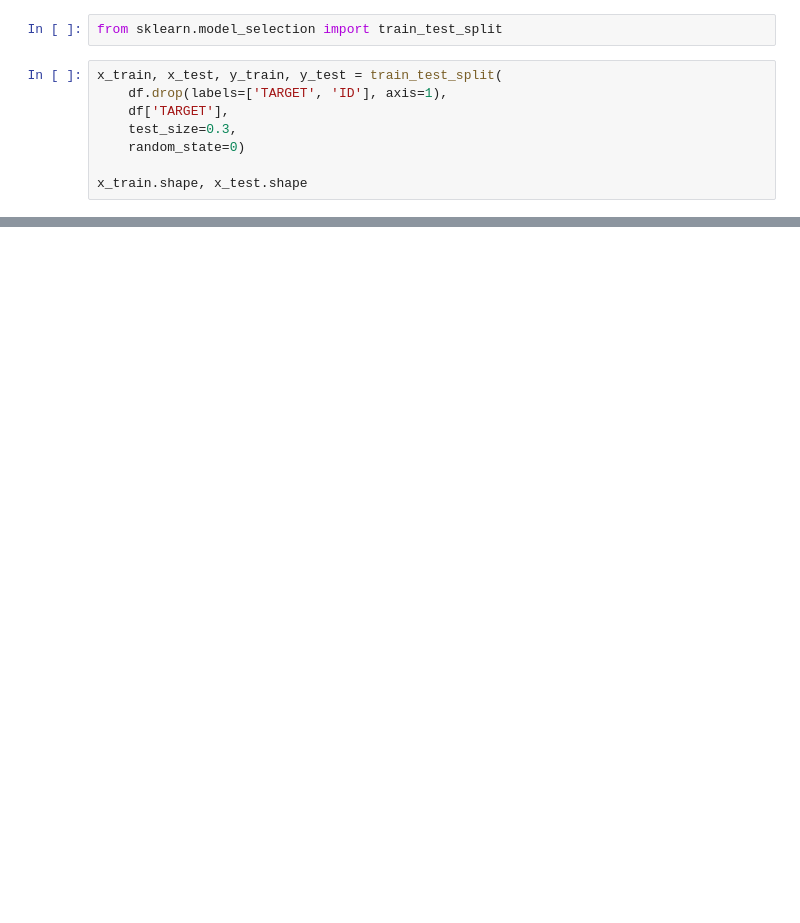
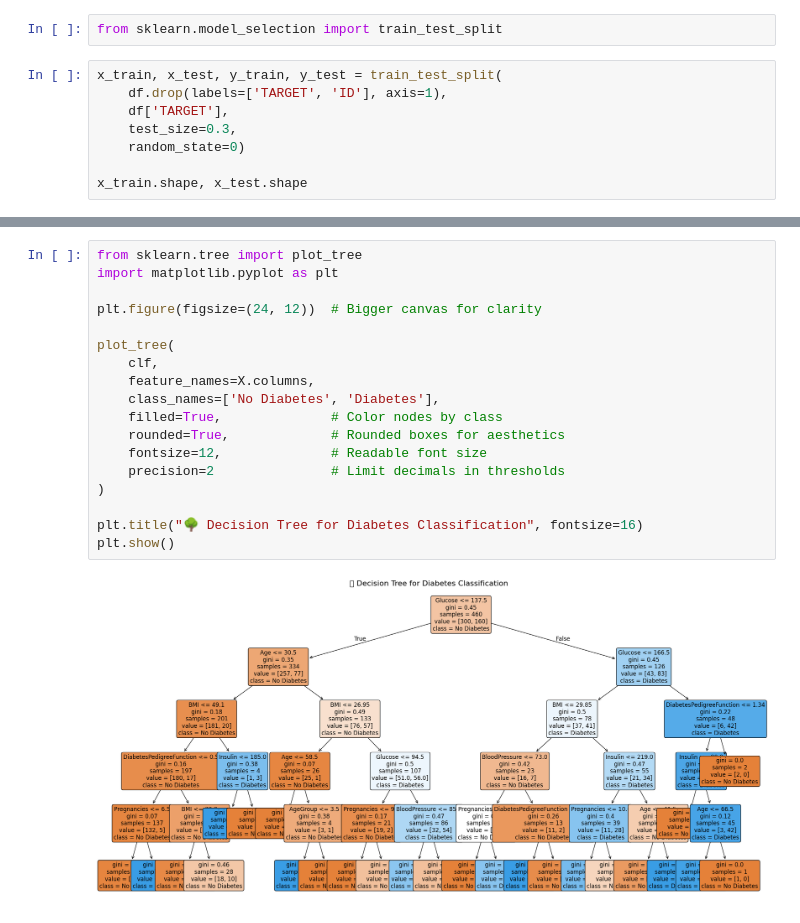
Before and after one commit to srichandana498/ML, a Jupyter notebook: ML.ipynb, the cells around one changed output, grey strips where cells are left out. Cells and saved outputs as stored; diff of their text form; blank space fills up the shorter version.

```diff
--- a/ML.ipynb
+++ b/ML.ipynb
@@ -1045,0 +1307,20 @@ g) New product data created in DataFrame.
+# %%
+from sklearn.tree import plot_tree
+import matplotlib.pyplot as plt
+
+plt.figure(figsize=(24, 12))  # Bigger canvas for clarity
+
+plot_tree(
+    clf,
+    feature_names=X.columns,
+    class_names=['No Diabetes', 'Diabetes'],
+    filled=True,              # Color nodes by class
+    rounded=True,             # Rounded boxes for aesthetics
+    fontsize=12,              # Readable font size
+    precision=2               # Limit decimals in thresholds
+)
+
+plt.title("🌳 Decision Tree for Diabetes Classification", fontsize=16)
+plt.show()
+# %% [output]
+[figure, added]
```
Also changed, not shown: parts of 41 cells of this notebook.
